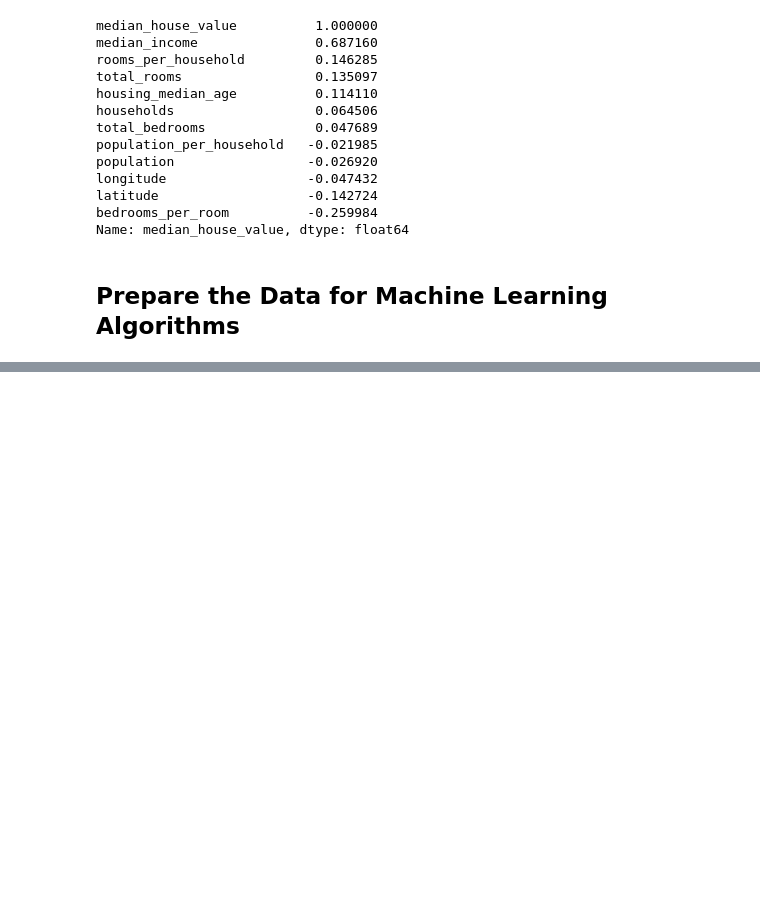
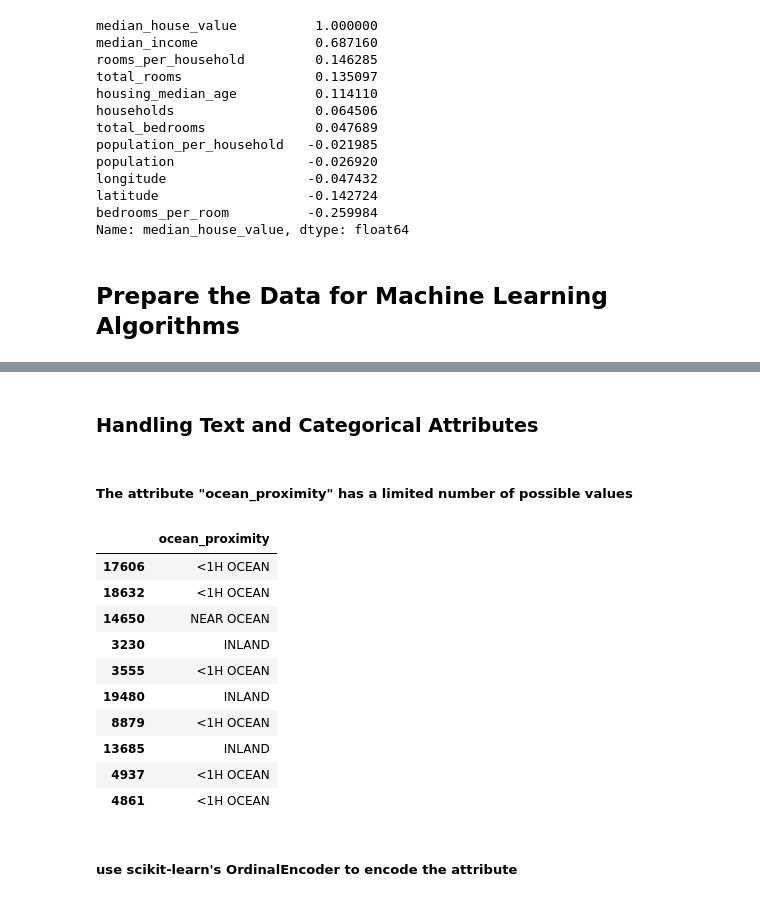
Before and after one commit to wangjb/MLprojs, a Jupyter notebook: California_Housing_Prices/california_housing_prices.ipynb, the cells around one changed output, grey strips where cells are left out. Saved outputs shown, nothing was run; the diff lists cells and outputs as text; code cells hidden in the pictures; blank space fills up the shorter version.

```diff
--- a/California_Housing_Prices/california_housing_prices.ipynb
+++ b/California_Housing_Prices/california_housing_prices.ipynb
@@ -291,0 +296,3 @@ Name: median_house_value, dtype: float64
+# %%
+housing = strat_train_set.drop("median_house_value", axis=1)
+housing_labels = strat_train_set["median_house_value"].copy()
@@ -291,0 +301,5 @@ Name: median_house_value, dtype: float64
+# %%
+#housing.dropna(subset=["total_bedrooms"]) # option 1
+#housing.drop("total_bedrooms", axis=1) # option 2
+median = housing["total_bedrooms"].median() # option 3
+housing["total_bedrooms"].fillna(median, inplace=True)
@@ -291,0 +355,21 @@ Name: median_house_value, dtype: float64
+# %% [markdown]
+### Handling Text and Categorical Attributes
+# %% [markdown]
+##### The attribute "ocean_proximity" has a limited number of possible values
+# %%
+housing_cat = housing[["ocean_proximity"]]
+housing_cat.head(10)
+# %% [output]
+|  | ocean_proximity |
+| 17606 | <1H OCEAN |
+| 18632 | <1H OCEAN |
+| 14650 | NEAR OCEAN |
+| 3230 | INLAND |
+| 3555 | <1H OCEAN |
+| 19480 | INLAND |
+| 8879 | <1H OCEAN |
+| 13685 | INLAND |
+| 4937 | <1H OCEAN |
+| 4861 | <1H OCEAN |
+# %% [markdown]
+##### use scikit-learn's OrdinalEncoder to encode the attribute
```
Also changed, not shown: parts of 36 cells of this notebook.
